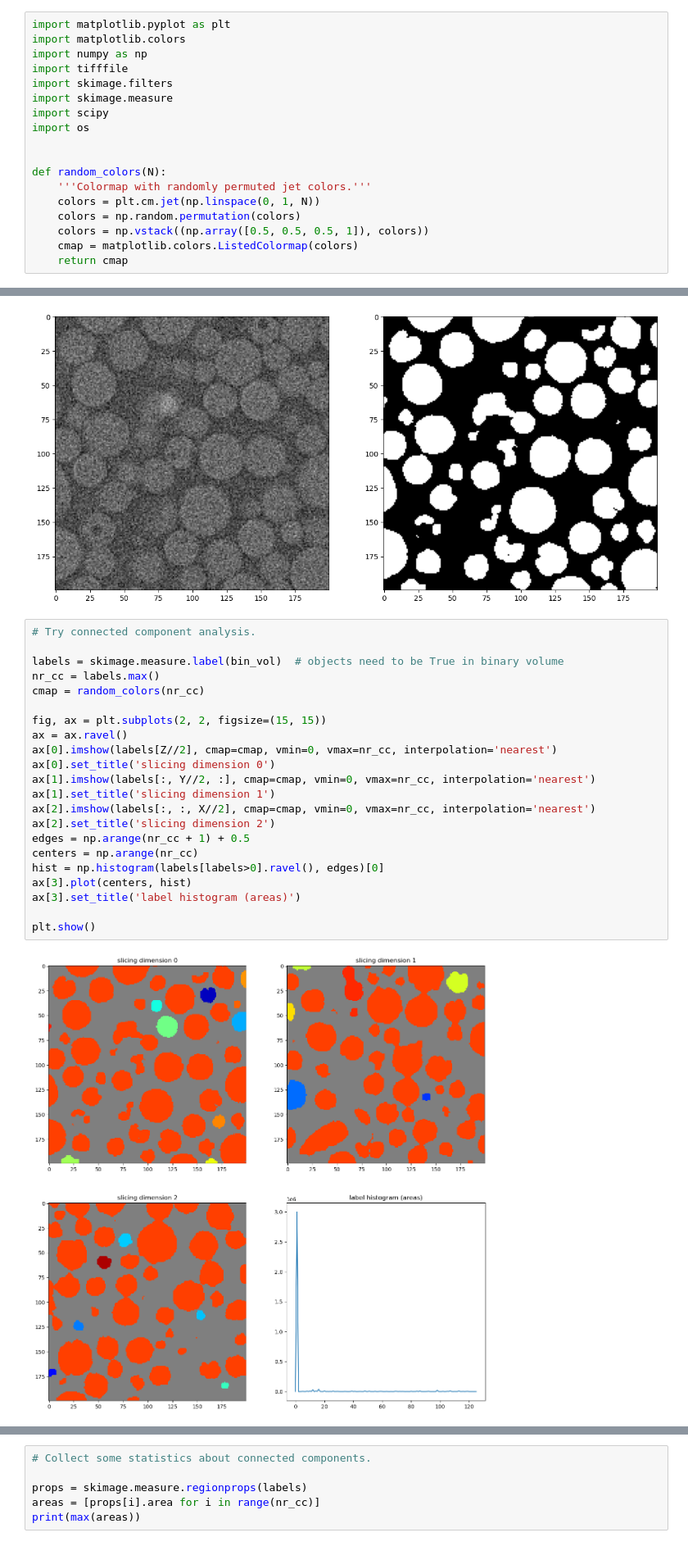
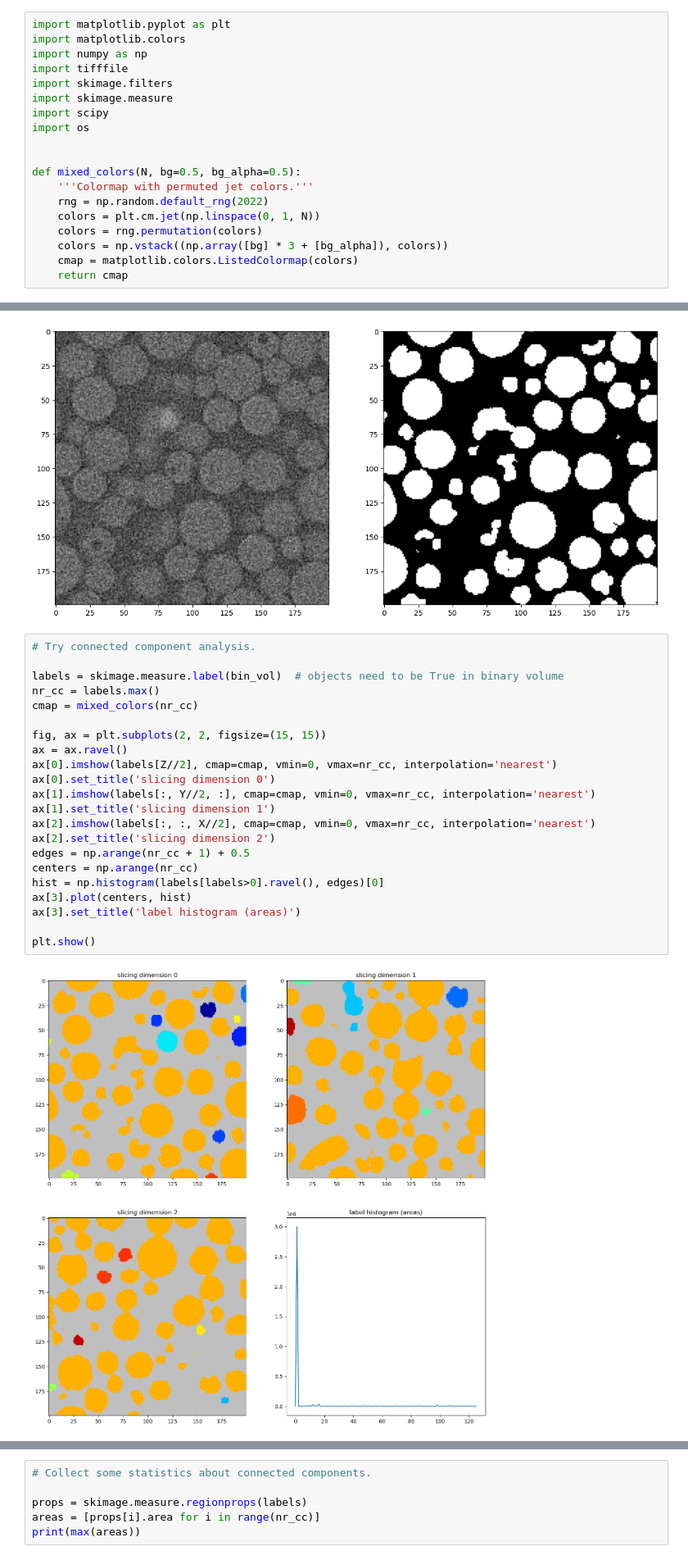
Before and after one commit to vedranaa/teaching-notebooks, a Jupyter notebook: 02509_hourglass_connected_components.ipynb, the cells around one changed output, grey strips where cells are left out. Shown at 82% size. Saved outputs shown, nothing was run; the diff lists cells and outputs as text.

```diff
--- a/02509_hourglass_connected_components.ipynb
+++ b/02509_hourglass_connected_components.ipynb
@@ -13,11 +13,12 @@ import scipy
 import os
 
 
-def random_colors(N):
-    '''Colormap with randomly permuted jet colors.'''
+def mixed_colors(N, bg=0.5, bg_alpha=0.5):
+    '''Colormap with permuted jet colors.'''
+    rng = np.random.default_rng(2022)
     colors = plt.cm.jet(np.linspace(0, 1, N))
-    colors = np.random.permutation(colors)
-    colors = np.vstack((np.array([0.5, 0.5, 0.5, 1]), colors))
+    colors = rng.permutation(colors)
+    colors = np.vstack((np.array([bg] * 3 + [bg_alpha]), colors))
     cmap = matplotlib.colors.ListedColormap(colors)
     return cmap
 # %%
@@ -43,27 +44,27 @@ plt.show()
 # %%
 # Try connected component analysis.
 
 labels = skimage.measure.label(bin_vol)  # objects need to be True in binary volume
 nr_cc = labels.max()
-cmap = random_colors(nr_cc)
+cmap = mixed_colors(nr_cc)
 
 fig, ax = plt.subplots(2, 2, figsize=(15, 15))
 ax = ax.ravel()
 ax[0].imshow(labels[Z//2], cmap=cmap, vmin=0, vmax=nr_cc, interpolation='nearest')
 ax[0].set_title('slicing dimension 0')
 ax[1].imshow(labels[:, Y//2, :], cmap=cmap, vmin=0, vmax=nr_cc, interpolation='nearest')
 ax[1].set_title('slicing dimension 1')
 ax[2].imshow(labels[:, :, X//2], cmap=cmap, vmin=0, vmax=nr_cc, interpolation='nearest')
 ax[2].set_title('slicing dimension 2')
 edges = np.arange(nr_cc + 1) + 0.5
 centers = np.arange(nr_cc)
 hist = np.histogram(labels[labels>0].ravel(), edges)[0]
 ax[3].plot(centers, hist)
 ax[3].set_title('label histogram (areas)')
 
 plt.show()
 # %% [output]
-[figure, old version]
+[figure, new version]
 # %%
 # Perform watershed transform to separate pores.
 
```
Also changed, not shown: parts of 3 cells of this notebook, 2 other files.
